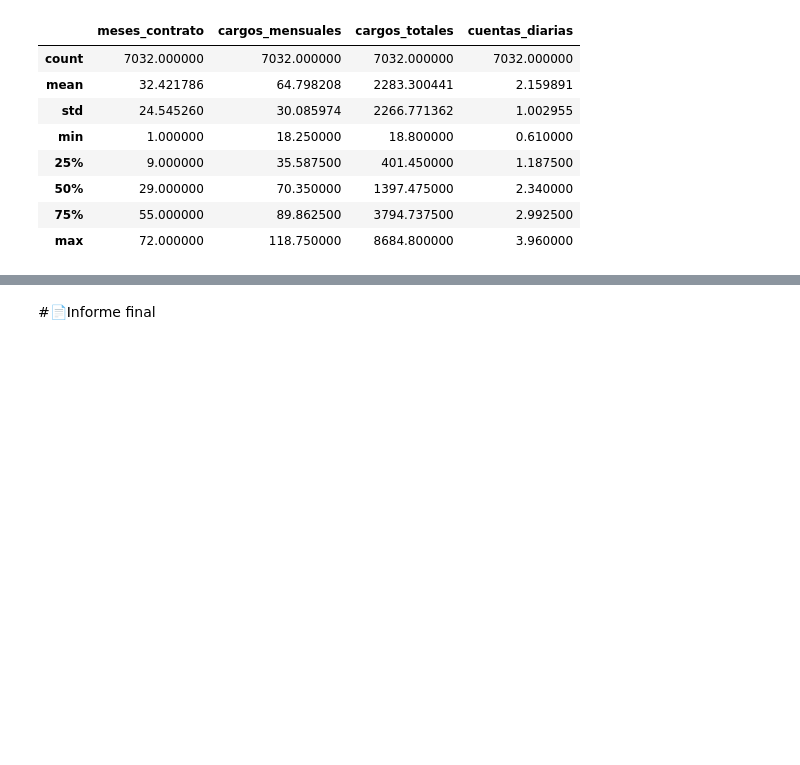
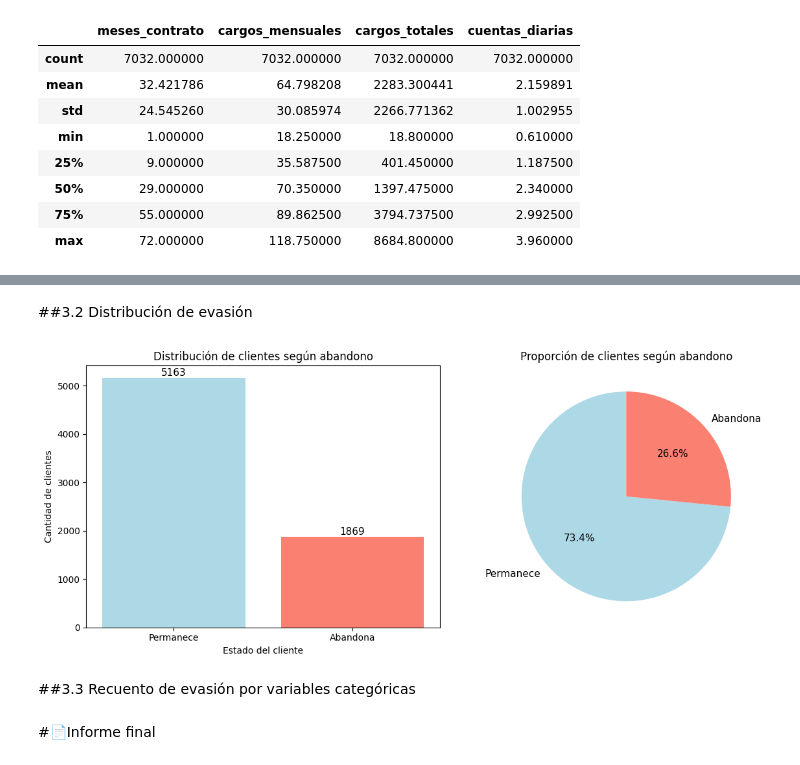
Before and after one commit to Tora0407/Challenge-TelecomX-Fase1, a Jupyter notebook: TelecomX_LATAM.ipynb, the cells around one changed output, grey strips where cells are left out. Drawn from its saved outputs; the diff is of its cells as text; code cells hidden in the pictures; blank space fills up the shorter version.

Commit message:
Añadir graficos de evasión

```diff
--- a/TelecomX_LATAM.ipynb
+++ b/TelecomX_LATAM.ipynb
@@ -503,2 +518,48 @@ df.describe()
+# %% [markdown]
+##3.2 Distribución de evasión
+# %%
+import matplotlib.pyplot as plt
+
+# Contar valores de la columna 'abandono'
+churn_counts = df["abandono"].value_counts()
+
+# Renombrar categorías solo para visualización
+labels = ["Permanece" if val == False else "Abandona" for val in churn_counts.index]
+
+# Colores más suaves
+colors = ["lightblue", "salmon"]
+
+# Crear figura con 2 gráficos en la misma fila
+fig, axes = plt.subplots(1, 2, figsize=(12, 5))
+
+# --- Gráfico de Barras ---
+bars = axes[0].bar(labels, churn_counts.values, color=colors)
+
+# Agregar etiquetas encima de las barras
+for bar in bars:
+    axes[0].text(bar.get_x() + bar.get_width()/2, bar.get_height(),
+                 str(bar.get_height()), ha='center', va='bottom', fontsize=11)
+
+axes[0].set_title("Distribución de clientes según abandono")
+axes[0].set_xlabel("Estado del cliente")
+axes[0].set_ylabel("Cantidad de clientes")
+
+# --- Gráfico de Pie ---
+axes[1].pie(churn_counts,
+            labels=labels,
+            autopct='%1.1f%%',
+            colors=colors,
+            startangle=90,
+            textprops={'fontsize': 11})
+
+axes[1].set_title("Proporción de clientes según abandono")
+
+# Mostrar ambos
+plt.tight_layout()
+plt.show()
+# %% [output]
+[figure, added]
+# %% [markdown]
+##3.3 Recuento de evasión por variables categóricas
 # %% [markdown]
 #📄Informe final
```
Also changed, not shown: parts of 6 cells of this notebook.
